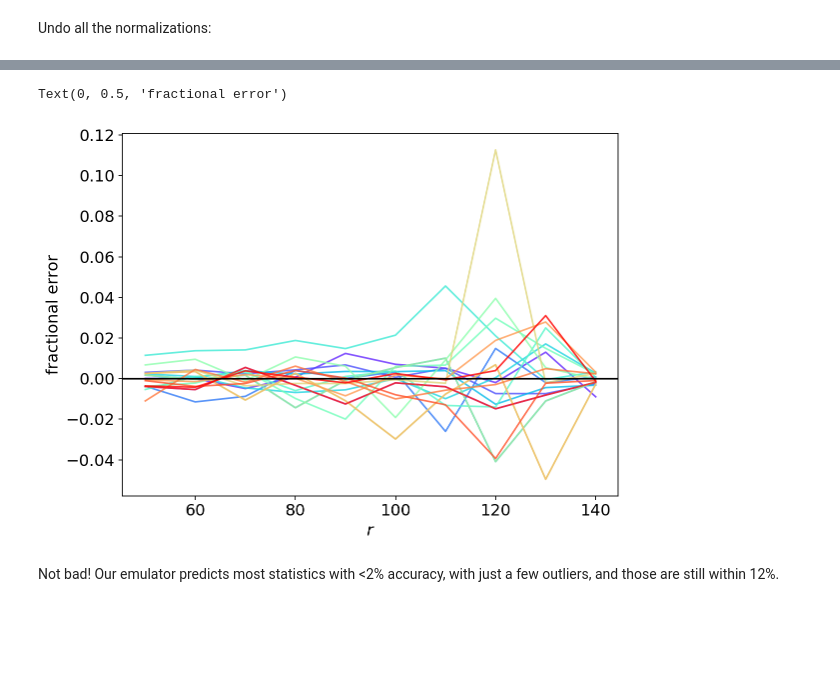
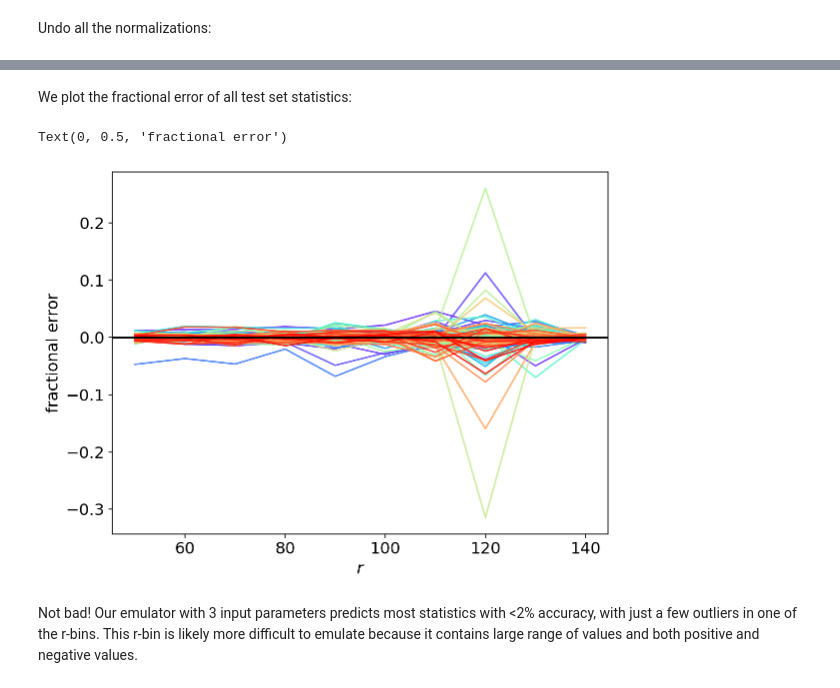
Before and after one commit to kstoreyf/emu-fight, a Jupyter notebook: emulator_examples/emulator_ANN_sklearn.ipynb, the cells around one changed output, grey strips where cells are left out. Drawn from its saved outputs; the diff is of its cells as text; code cells hidden in the pictures; blank space fills up the shorter version.

```diff
--- a/emulator_examples/emulator_ANN_sklearn.ipynb
+++ b/emulator_examples/emulator_ANN_sklearn.ipynb
@@ -177,15 +181,23 @@ plt.legend()
+# %% [markdown]
+We plot the fractional error of all test set statistics:
 # %%
+color_idx = np.linspace(0, 1, number_test)
+colors = np.array([plt.cm.rainbow(c) for c in color_idx])
 plt.figure(figsize=(8,6))
-for i in range(n_plot):
-    ys_test_plot = ys_test[idxs,:][i]
-    ys_predict_plot = ys_predict[idxs][i]
+frac_errs = np.empty((number_test, n_values))
+for i in range(number_test):
+#     ys_test_plot = ys_test[idxs,:][i]
+#     ys_predict_plot = ys_predict[idxs][i]
+    ys_test_plot = ys_test[i]
+    ys_predict_plot = ys_predict[i]
     frac_err = (ys_predict_plot-ys_test_plot)/ys_test_plot
+    frac_errs[i] = frac_err
     plt.plot(r_vals, frac_err, alpha=0.8, color=colors[i])
 plt.axhline(0.0, color='k')
 plt.xlabel('$r$')
 plt.ylabel(r'fractional error')
 # %% [output]
 Text(0, 0.5, 'fractional error')
-[figure, old version]
+[figure, new version]
 # %% [markdown]
-Not bad! Our emulator predicts most statistics with <2% accuracy, with just a few outliers, and those are still within 12%.
+Not bad! Our emulator with 3 input parameters predicts most statistics with <2% accuracy, with just a few outliers in one of the r-bins. This r-bin is likely more difficult to emulate because it contains large range of values and both positive and negative values.
```
Also changed, not shown: parts of 9 cells of this notebook.
